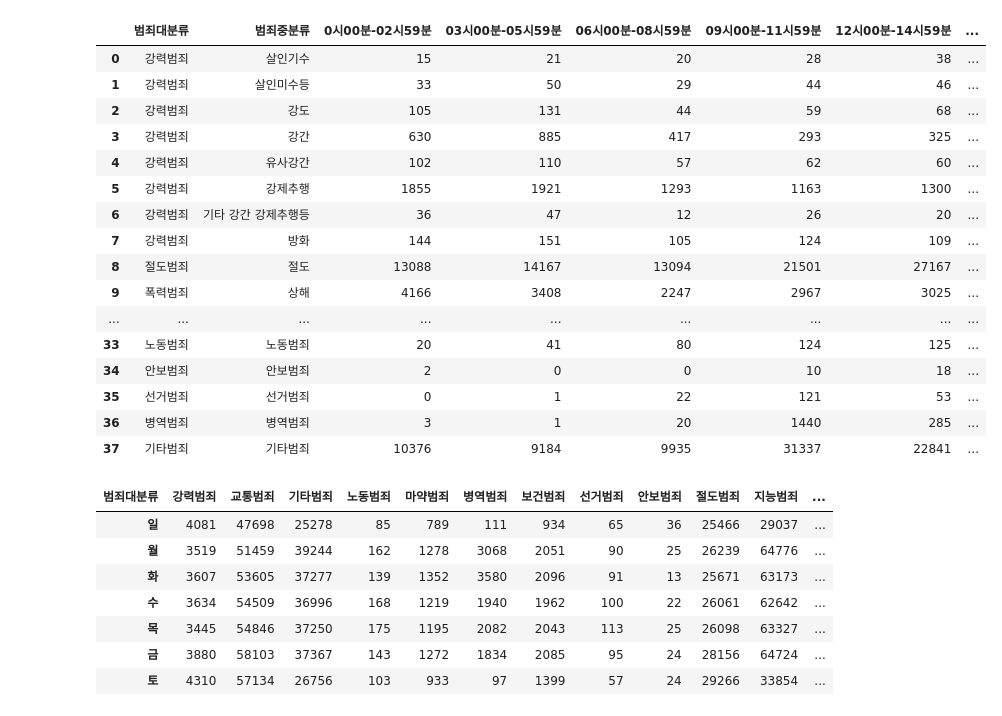
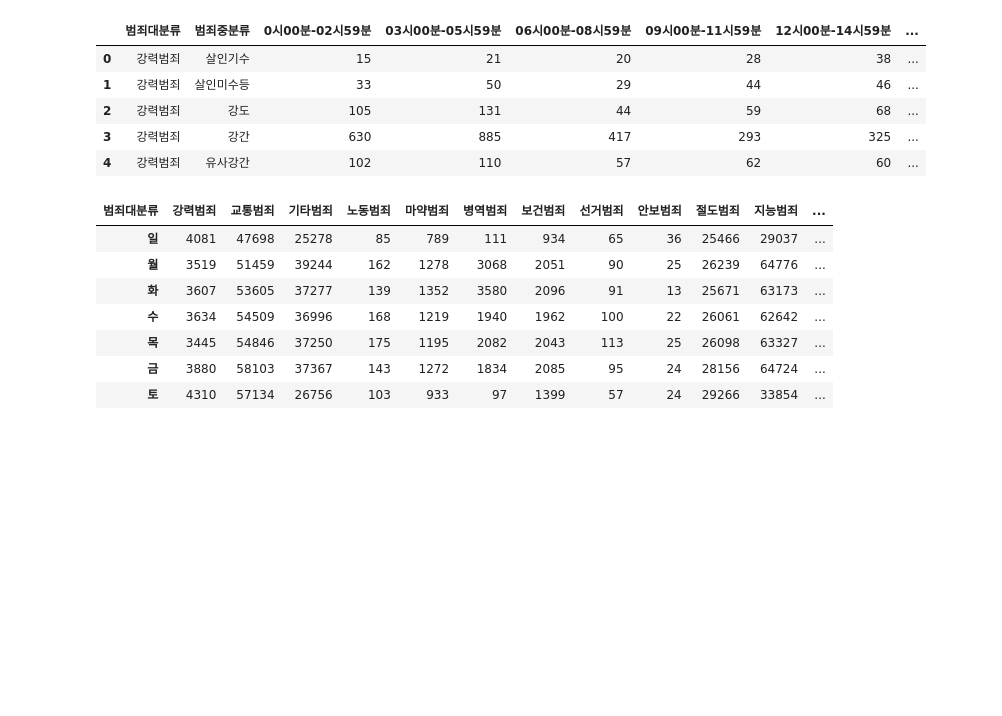
Before and after one commit to Wise-99/BigDataProcessing, a Jupyter notebook: finalProject.ipynb, the cells around one changed output. Saved outputs shown, nothing was run; the diff lists cells and outputs as text; code cells hidden in the pictures; blank space fills up the shorter version.

```diff
--- a/finalProject.ipynb
+++ b/finalProject.ipynb
@@ -26,28 +26,17 @@ fm._rebuild()
 # %%
 import pandas as pd
 import seaborn as sns
 
 # 데이터 프레임 생성
 df = pd.read_csv('/content/crime.csv',encoding='cp949')
-df
+df.head()
 # %% [output]
 |  | 범죄대분류 | 범죄중분류 | 0시00분-02시59분 | 03시00분-05시59분 | 06시00분-08시59분 | 09시00분-11시59분 | 12시00분-14시59분 | ... |
 | 0 | 강력범죄 | 살인기수 | 15 | 21 | 20 | 28 | 38 | ... |
 | 1 | 강력범죄 | 살인미수등 | 33 | 50 | 29 | 44 | 46 | ... |
 | 2 | 강력범죄 | 강도 | 105 | 131 | 44 | 59 | 68 | ... |
 | 3 | 강력범죄 | 강간 | 630 | 885 | 417 | 293 | 325 | ... |
 | 4 | 강력범죄 | 유사강간 | 102 | 110 | 57 | 62 | 60 | ... |
-| 5 | 강력범죄 | 강제추행 | 1855 | 1921 | 1293 | 1163 | 1300 | ... |
-| 6 | 강력범죄 | 기타 강간 강제추행등 | 36 | 47 | 12 | 26 | 20 | ... |
-| 7 | 강력범죄 | 방화 | 144 | 151 | 105 | 124 | 109 | ... |
-| 8 | 절도범죄 | 절도 | 13088 | 14167 | 13094 | 21501 | 27167 | ... |
-| 9 | 폭력범죄 | 상해 | 4166 | 3408 | 2247 | 2967 | 3025 | ... |
-| ... | ... | ... | ... | ... | ... | ... | ... | ... |
-| 33 | 노동범죄 | 노동범죄 | 20 | 41 | 80 | 124 | 125 | ... |
-| 34 | 안보범죄 | 안보범죄 | 2 | 0 | 0 | 10 | 18 | ... |
-| 35 | 선거범죄 | 선거범죄 | 0 | 1 | 22 | 121 | 53 | ... |
-| 36 | 병역범죄 | 병역범죄 | 3 | 1 | 20 | 1440 | 285 | ... |
-| 37 | 기타범죄 | 기타범죄 | 10376 | 9184 | 9935 | 31337 | 22841 | ... |
 # %%
 # 요일 항목만 남기고 제거한 wdf 구하기
 wdf = df.drop(['범죄중분류',
```
Also changed, not shown: parts of 4 cells of this notebook.
